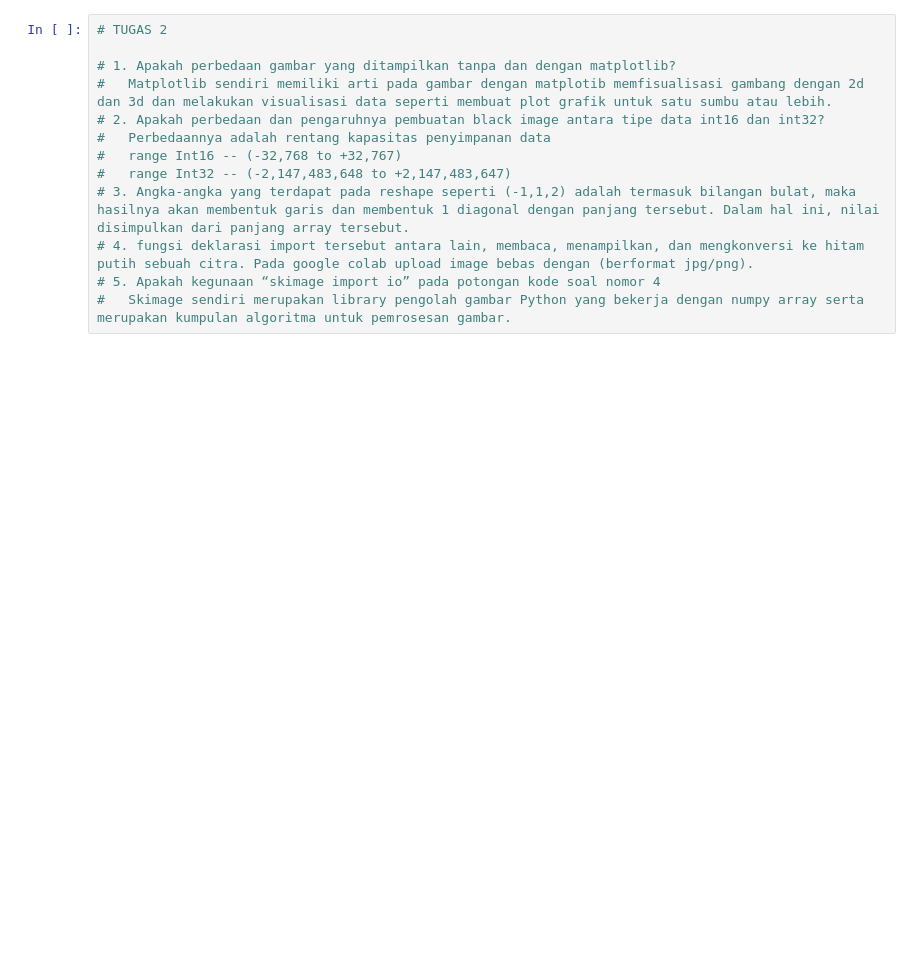
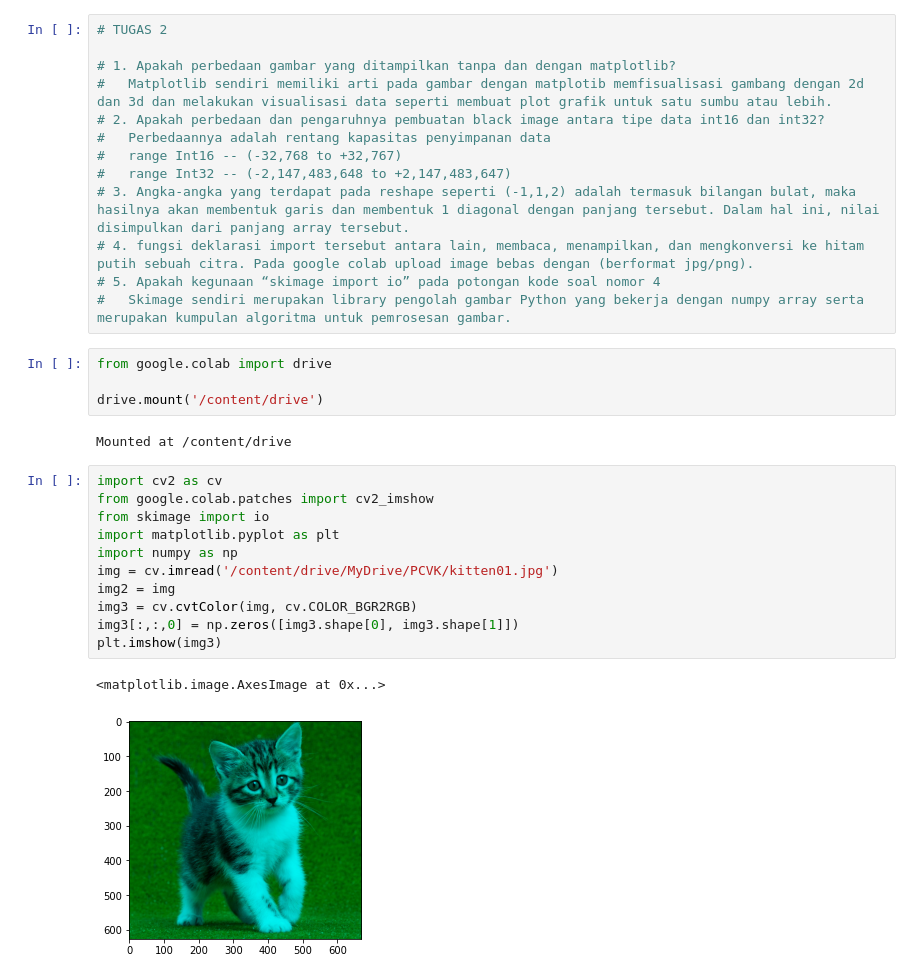
Before and after one commit to rhnd76/P1_matrikulas, a Jupyter notebook: Tugas2.ipynb, the cells around one changed output. Drawn from its saved outputs; the diff is of its cells as text; blank space fills up the shorter version.

```diff
--- a/Tugas2.ipynb
+++ b/Tugas2.ipynb
@@ -13,3 +13,23 @@
 # 4. fungsi deklarasi import tersebut antara lain, membaca, menampilkan, dan mengkonversi ke hitam putih sebuah citra. Pada google colab upload image bebas dengan (berformat jpg/png).
 # 5. Apakah kegunaan “skimage import io” pada potongan kode soal nomor 4
 #   Skimage sendiri merupakan library pengolah gambar Python yang bekerja dengan numpy array serta merupakan kumpulan algoritma untuk pemrosesan gambar.
+# %%
+from google.colab import drive
+
+drive.mount('/content/drive')
+# %% [output]
+Mounted at /content/drive
+# %%
+import cv2 as cv
+from google.colab.patches import cv2_imshow
+from skimage import io
+import matplotlib.pyplot as plt
+import numpy as np
+img = cv.imread('/content/drive/MyDrive/PCVK/kitten01.jpg')
+img2 = img
+img3 = cv.cvtColor(img, cv.COLOR_BGR2RGB)
+img3[:,:,0] = np.zeros([img3.shape[0], img3.shape[1]])
+plt.imshow(img3)
+# %% [output]
+<matplotlib.image.AxesImage at 0x...>
+[figure, added]
```
Also changed, not shown: parts of 2 cells of this notebook.
